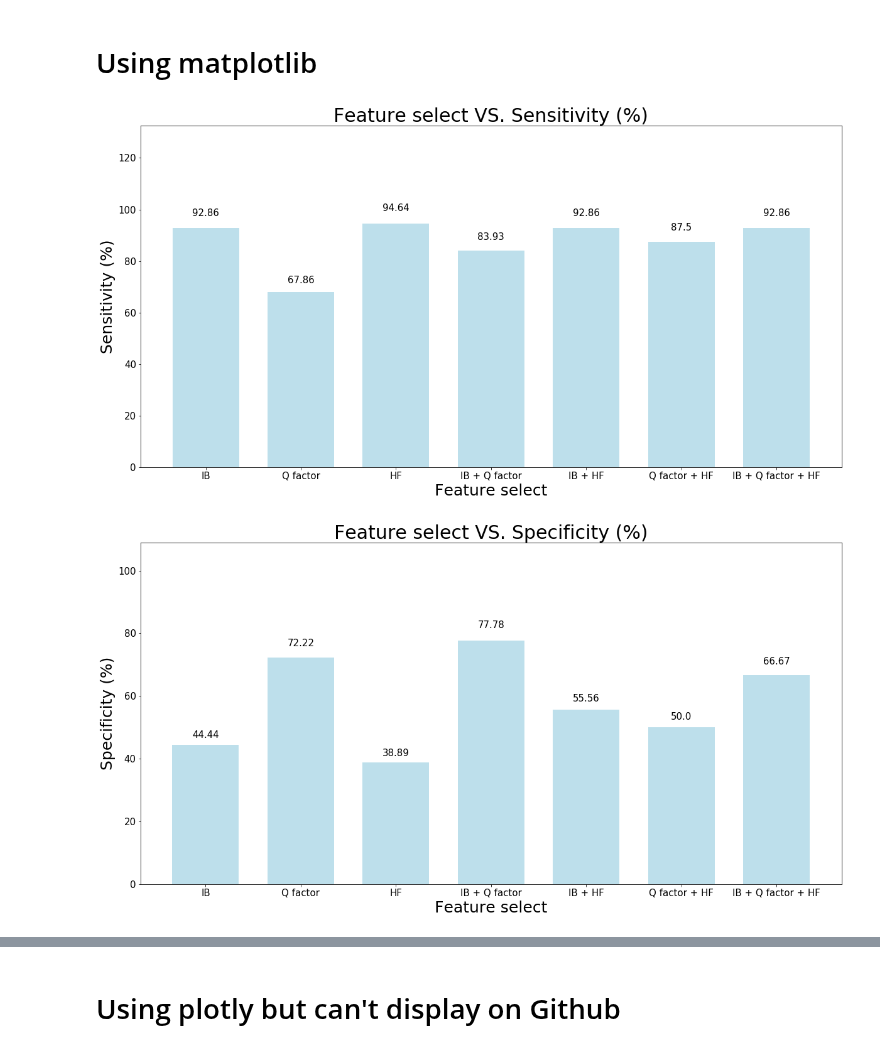
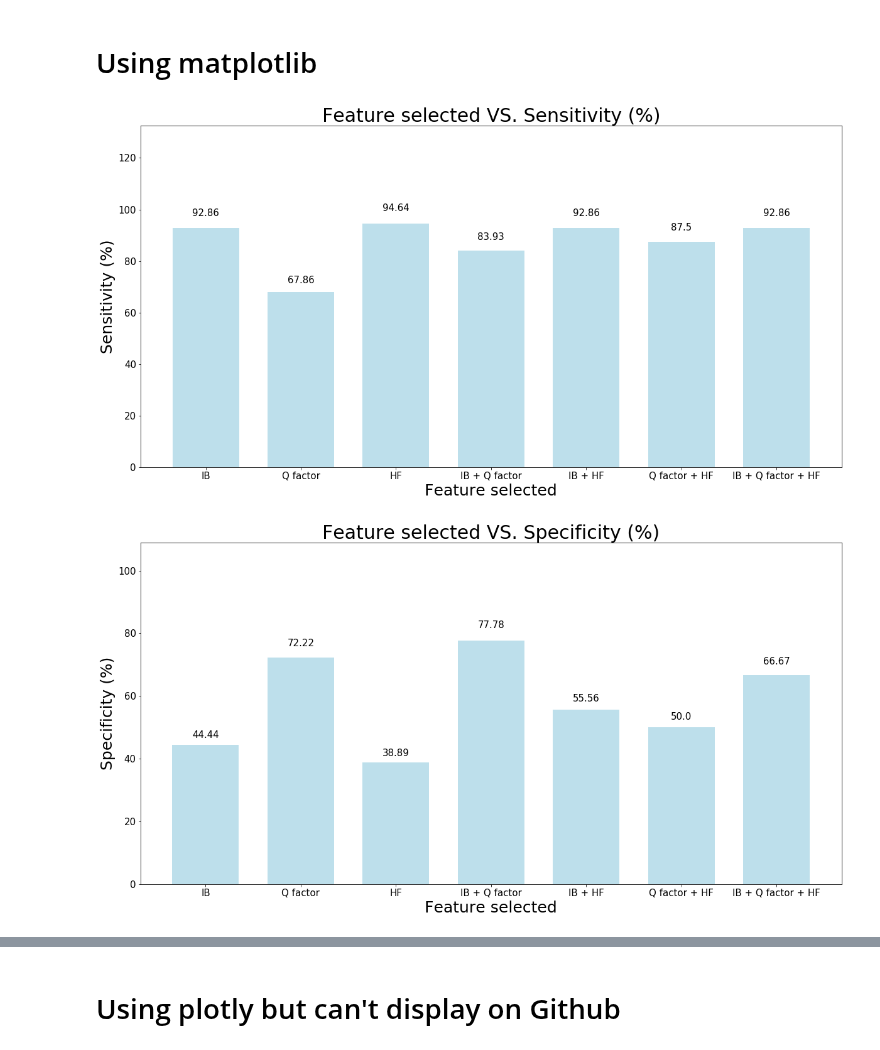
Before and after one commit to Lance0218/Fatty-liver-classifier, a Jupyter notebook: SVM/LOO for Pathology_NPathology/Bar plot.ipynb, the cells around one changed output, grey strips where cells are left out. Drawn from its saved outputs; the diff is of its cells as text; code cells hidden in the pictures.

```diff
--- a/SVM/LOO for Pathology_NPathology/Bar plot.ipynb
+++ b/SVM/LOO for Pathology_NPathology/Bar plot.ipynb
@@ -7,35 +7,35 @@ import matplotlib.pyplot as plt
 
 # create dataframes
 df = pd.DataFrame({'features' : ['IB', 'Q factor', 'HF', 'IB + Q factor', 'IB + HF', 'Q factor + HF', 'IB + Q factor + HF'],
                    'Sensitivity (%)' : [92.86, 67.86, 94.64, 83.93, 92.86, 87.50, 92.86],
                    'Specificity (%)' : [44.44, 72.22, 38.89, 77.78, 55.56, 50.00, 66.67],
                    'LR+' : [1.67, 2.44, 1.55, 3.78, 2.09, 1.75, 2.79],
                    'LR-' : [0.16, 0.45, 0.14, 0.21, 0.13, 0.25, 0.11],
                    'PPV (%)' : [83.87, 88.37, 82.81, 92.16, 86.67, 84.48, 89.66],
                    'NPV (%)' : [66.67, 41.94, 70.00, 60.87, 71.43, 56.25, 75.00],
                    'Accuracy (%)' : [81.08, 68.92, 81.08, 82.43, 83.78, 78.38, 86.49],
                    'AUROC' : [0.8651, 0.8006, 0.7927, 0.8919, 0.8819, 0.8442, 0.8929],})
 
 # def Bar plot & save
 def bar_plot(i):
     plt.figure(figsize = (20, 10))
     plt.bar(X, df[Parameters[i]], width = 0.7,color = 'lightblue', alpha = 0.8)
-    plt.title('Feature select VS. {0}'.format(Parameters[i]), size = 30)
-    plt.xlabel('Feature select', size = 25)
+    plt.title('Feature selected VS. {0}'.format(Parameters[i]), size = 30)
+    plt.xlabel('Feature selected', size = 25)
     plt.ylabel('{0}'.format(Parameters[i]), size = 25)
     plt.xticks(X, df['features'], size = 15)
     plt.yticks(size = 15)
     plt.ylim(0, 1.4*max(df[Parameters[i]]))
     for x, y in zip(X, df[Parameters[i]]):
         plt.text(x, 1.05*y, y, ha = 'center', size = 15)
-    plt.savefig('Result Visualization/Feature Select VS. {0}.png'.format(Parameters[i]))
+    plt.savefig('Result Visualization/Feature Selected VS. {0}.png'.format(Parameters[i]))
     plt.show()
 
 # plot & save
 X = np.arange(7)
 Parameters = ['Sensitivity (%)', 'Specificity (%)', 'LR+', 'LR-', 'PPV (%)', 'NPV (%)', 'Accuracy (%)', 'AUROC']
 for i in range(8):
     bar_plot(i)
 # %% [output]
-[figure, old version]
+[figure, new version]
-[figure, old version]
+[figure, new version]
```
Also changed, not shown: parts of 2 cells of this notebook, 8 other files.
